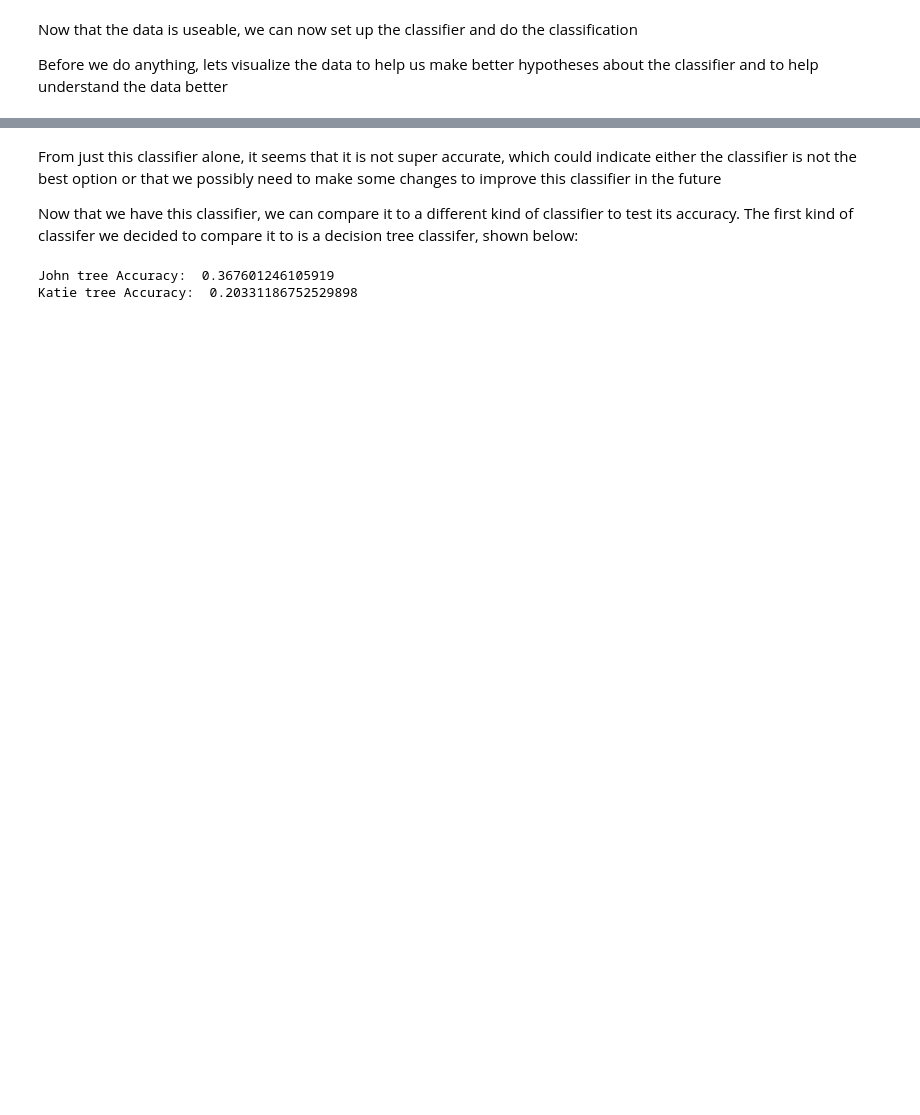
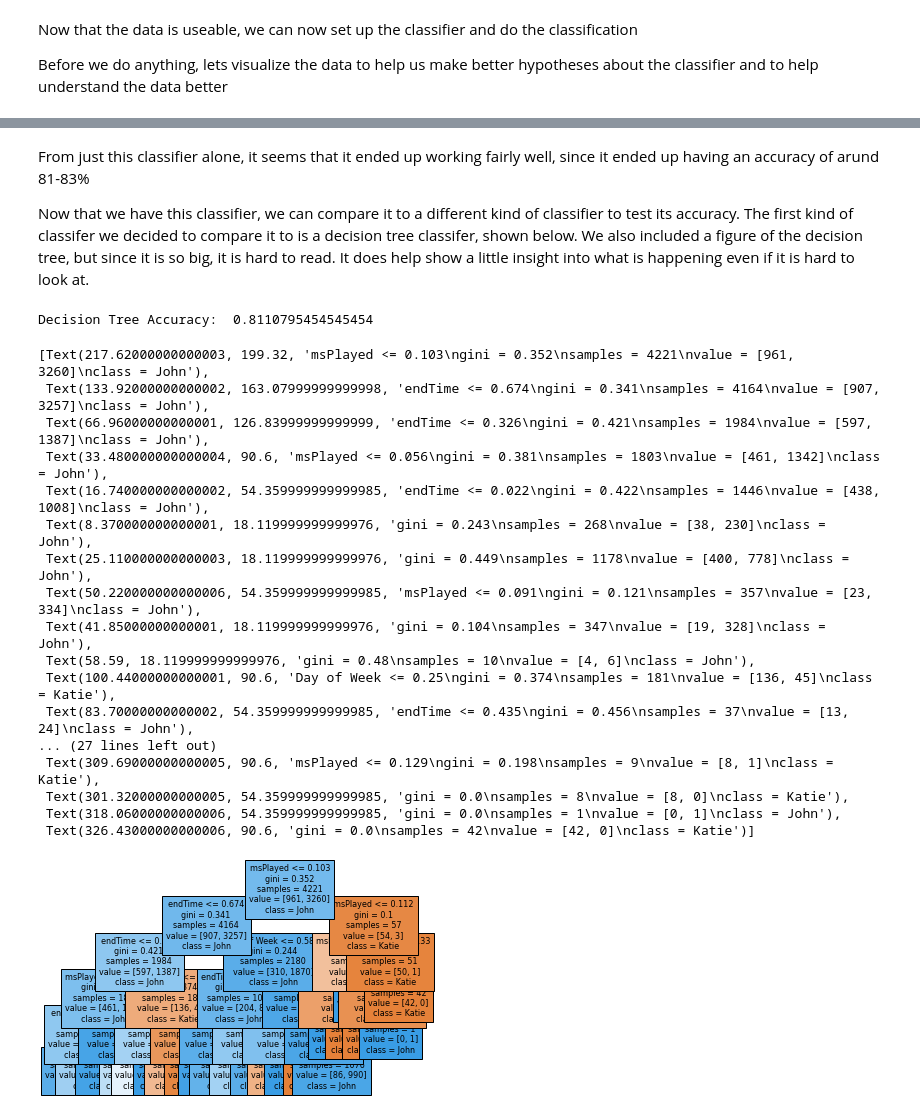
Before and after one commit to JStirrat/project, a Jupyter notebook: QuantifiedSelf.ipynb, the cells around one changed output, grey strips where cells are left out. Cells and saved outputs as stored; diff of their text form; code cells hidden in the pictures; blank space fills up the shorter version.

```diff
--- a/QuantifiedSelf.ipynb
+++ b/QuantifiedSelf.ipynb
@@ -251,27 +265,47 @@ Katie kNN Accuracy:  0.2511499540018399
 # %% [markdown]
-From just this classifier alone, it seems that it is not super accurate, which could indicate either the classifier is not the best option or that we possibly need to make some changes to improve this classifier in the future
+From just this classifier alone, it seems that it ended up working fairly well, since it ended up having an accuracy of arund 81-83%
 
-Now that we have this classifier, we can compare it to a different kind of classifier to test its accuracy. The first kind of classifer we decided to compare it to is a decision tree classifer, shown below:
+
+Now that we have this classifier, we can compare it to a different kind of classifier to test its accuracy. The first kind of classifer we decided to compare it to is a decision tree classifer, shown below. We also included a figure of the decision tree, but since it is so big, it is hard to read. It does help show a little insight into what is happening even if it is hard to look at.
-# %%
-from sklearn.tree import DecisionTreeClassifier
-
-tree_clf_john = DecisionTreeClassifier(max_depth=20)
-
-tree_clf_john.fit(X_train_john, y_train_john)
-
-y_predicted_john = tree_clf_john.predict(X_test_john)
-
-accuracy = tree_clf_john.score(X_test_john, y_test_john)
-print("John tree Accuracy: ", accuracy)
-
-tree_clf_katie = DecisionTreeClassifier(max_depth=20)
-
-tree_clf_katie.fit(X_train_katie, y_train_katie)
-
-y_predicted_katie = tree_clf_katie.predict(X_test_katie)
-
-accuracy = tree_clf_katie.score(X_test_katie, y_test_katie)
-print("Katie tree Accuracy: ", accuracy)
-# %% [output]
-John tree Accuracy:  0.367601246105919
-Katie tree Accuracy:  0.20331186752529898
+# %%
+from sklearn.tree import DecisionTreeClassifier
+from sklearn.tree import plot_tree
+
+tree_clf = DecisionTreeClassifier(max_depth=5)
+
+X = full_weekday_df.drop("Name", axis=1)
+X = X.drop("artistName", axis=1)
+X = X.drop("trackName", axis=1)
+y = full_weekday_df["Name"]
+
+day_encoder.fit(["Monday", "Tuesday", "Wednesday","Thursday", "Friday", "Saturday", "Sunday"])
+X["Day of Week"] = day_encoder.transform(X["Day of Week"])
+
+tree_clf.fit(X_train, y_train)
+
+y_predicted = tree_clf.predict(X_test)
+
+accuracy = tree_clf.score(X_test, y_test)
+print("Decision Tree Accuracy: ", accuracy)
+
+plot_tree(tree_clf, feature_names=X.columns, class_names={0: "Katie", 1: "John"}, filled=True, fontsize=8)
+# %% [output]
+Decision Tree Accuracy:  0.8110795454545454
+[Text(217.62000000000003, 199.32, 'msPlayed <= 0.103\ngini = 0.352\nsamples = 4221\nvalue = [961, 3260]\nclass = John'),
+ Text(133.92000000000002, 163.07999999999998, 'endTime <= 0.674\ngini = 0.341\nsamples = 4164\nvalue = [907, 3257]\nclass = John'),
+ Text(66.96000000000001, 126.83999999999999, 'endTime <= 0.326\ngini = 0.421\nsamples = 1984\nvalue = [597, 1387]\nclass = John'),
+ Text(33.480000000000004, 90.6, 'msPlayed <= 0.056\ngini = 0.381\nsamples = 1803\nvalue = [461, 1342]\nclass = John'),
+ Text(16.740000000000002, 54.359999999999985, 'endTime <= 0.022\ngini = 0.422\nsamples = 1446\nvalue = [438, 1008]\nclass = John'),
+ Text(8.370000000000001, 18.119999999999976, 'gini = 0.243\nsamples = 268\nvalue = [38, 230]\nclass = John'),
+ Text(25.110000000000003, 18.119999999999976, 'gini = 0.449\nsamples = 1178\nvalue = [400, 778]\nclass = John'),
+ Text(50.220000000000006, 54.359999999999985, 'msPlayed <= 0.091\ngini = 0.121\nsamples = 357\nvalue = [23, 334]\nclass = John'),
+ Text(41.85000000000001, 18.119999999999976, 'gini = 0.104\nsamples = 347\nvalue = [19, 328]\nclass = John'),
+ Text(58.59, 18.119999999999976, 'gini = 0.48\nsamples = 10\nvalue = [4, 6]\nclass = John'),
+ Text(100.44000000000001, 90.6, 'Day of Week <= 0.25\ngini = 0.374\nsamples = 181\nvalue = [136, 45]\nclass = Katie'),
+ Text(83.70000000000002, 54.359999999999985, 'endTime <= 0.435\ngini = 0.456\nsamples = 37\nvalue = [13, 24]\nclass = John'),
+... (27 lines left out)
+ Text(309.69000000000005, 90.6, 'msPlayed <= 0.129\ngini = 0.198\nsamples = 9\nvalue = [8, 1]\nclass = Katie'),
+ Text(301.32000000000005, 54.359999999999985, 'gini = 0.0\nsamples = 8\nvalue = [8, 0]\nclass = Katie'),
+ Text(318.06000000000006, 54.359999999999985, 'gini = 0.0\nsamples = 1\nvalue = [0, 1]\nclass = John'),
+ Text(326.43000000000006, 90.6, 'gini = 0.0\nsamples = 42\nvalue = [42, 0]\nclass = Katie')]
+[figure, added]
```
Also changed, not shown: parts of 16 cells of this notebook, 1 other file.
